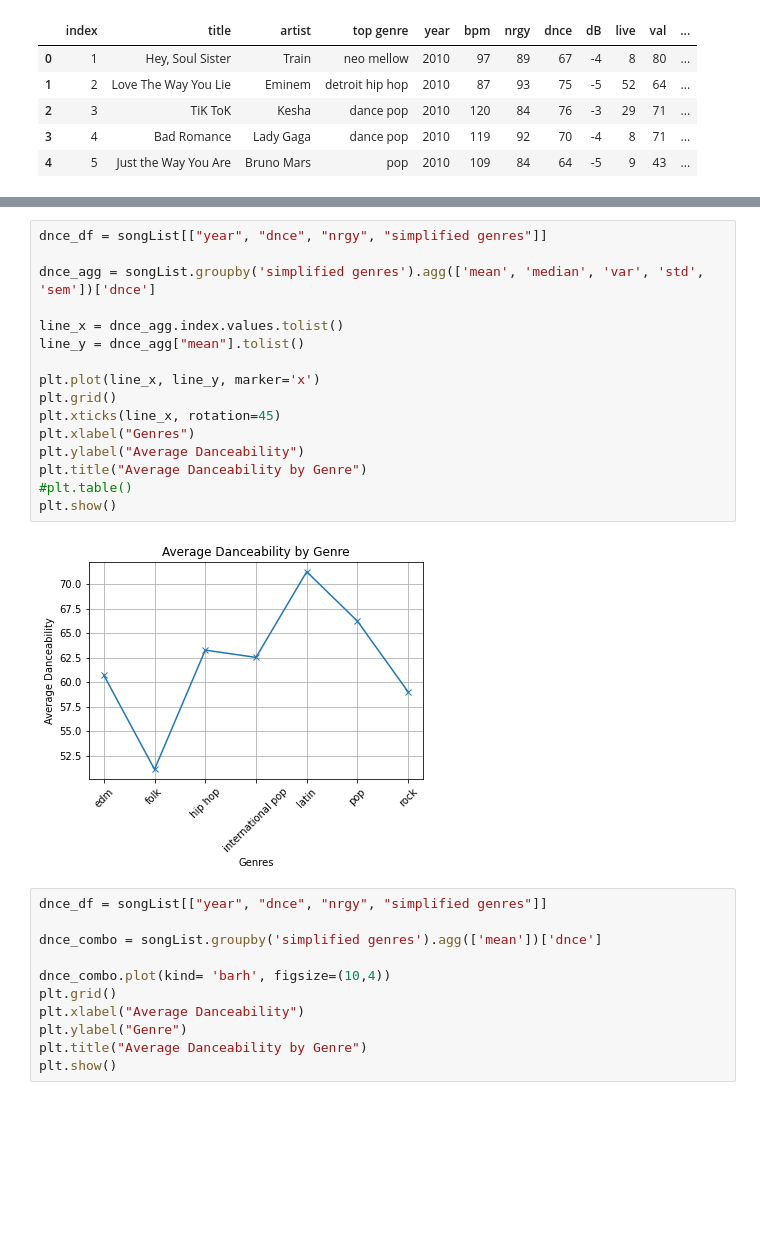
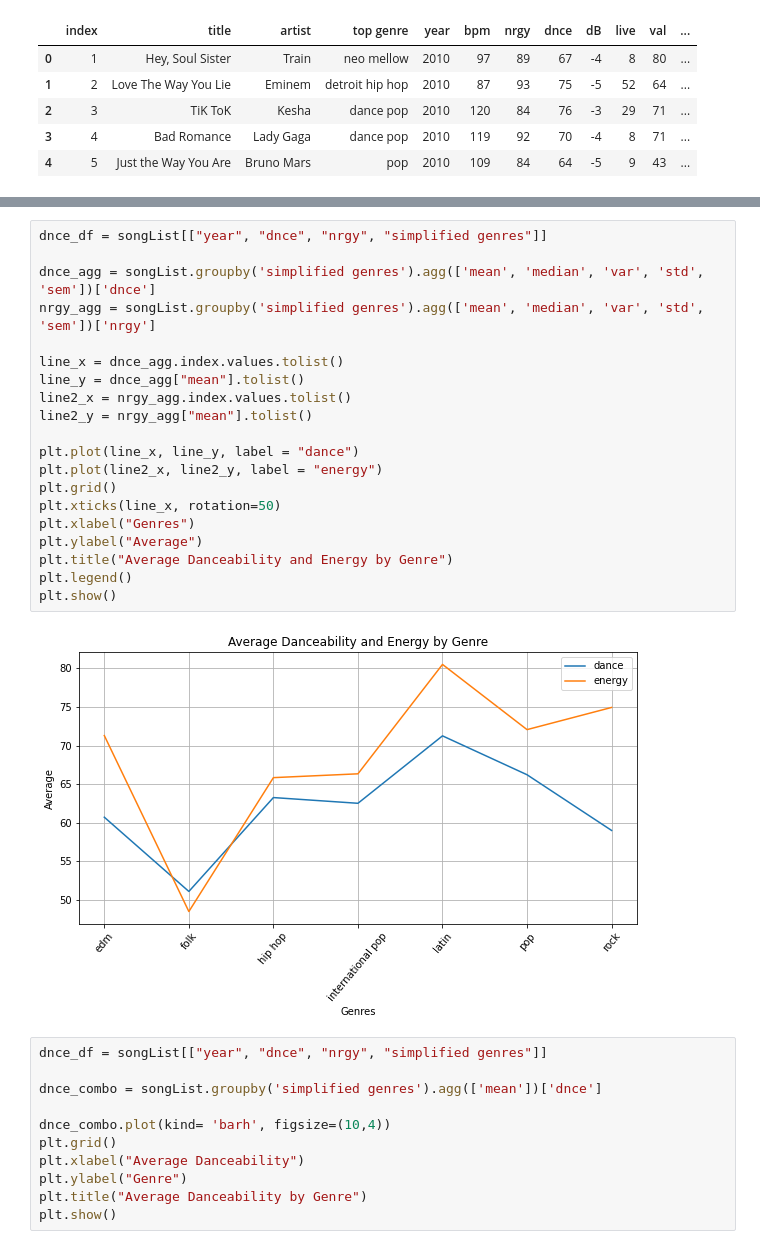
Before and after one commit to Boyder3113/Project_1, a Jupyter notebook: Untitled_LT.ipynb, the cells around one changed output, grey strips where cells are left out. Saved outputs shown, nothing was run; the diff lists cells and outputs as text; blank space fills up the shorter version.

```diff
--- a/Untitled_LT.ipynb
+++ b/Untitled_LT.ipynb
@@ -81,21 +98,25 @@ plt.show()
 # %%
 dnce_df = songList[["year", "dnce", "nrgy", "simplified genres"]]
 
 dnce_agg = songList.groupby('simplified genres').agg(['mean', 'median', 'var', 'std', 'sem'])['dnce']
+nrgy_agg = songList.groupby('simplified genres').agg(['mean', 'median', 'var', 'std', 'sem'])['nrgy']
 
 line_x = dnce_agg.index.values.tolist()
 line_y = dnce_agg["mean"].tolist()
+line2_x = nrgy_agg.index.values.tolist()
+line2_y = nrgy_agg["mean"].tolist()
 
-plt.plot(line_x, line_y, marker='x')
+plt.plot(line_x, line_y, label = "dance")
+plt.plot(line2_x, line2_y, label = "energy")
 plt.grid()
-plt.xticks(line_x, rotation=45)
+plt.xticks(line_x, rotation=50)
 plt.xlabel("Genres")
-plt.ylabel("Average Danceability")
-plt.title("Average Danceability by Genre")
-#plt.table()
+plt.ylabel("Average")
+plt.title("Average Danceability and Energy by Genre")
+plt.legend()
 plt.show()
 # %% [output]
-[figure, old version]
+[figure, new version]
 # %%
 dnce_df = songList[["year", "dnce", "nrgy", "simplified genres"]]
 
```
Also changed, not shown: parts of 5 cells of this notebook.
